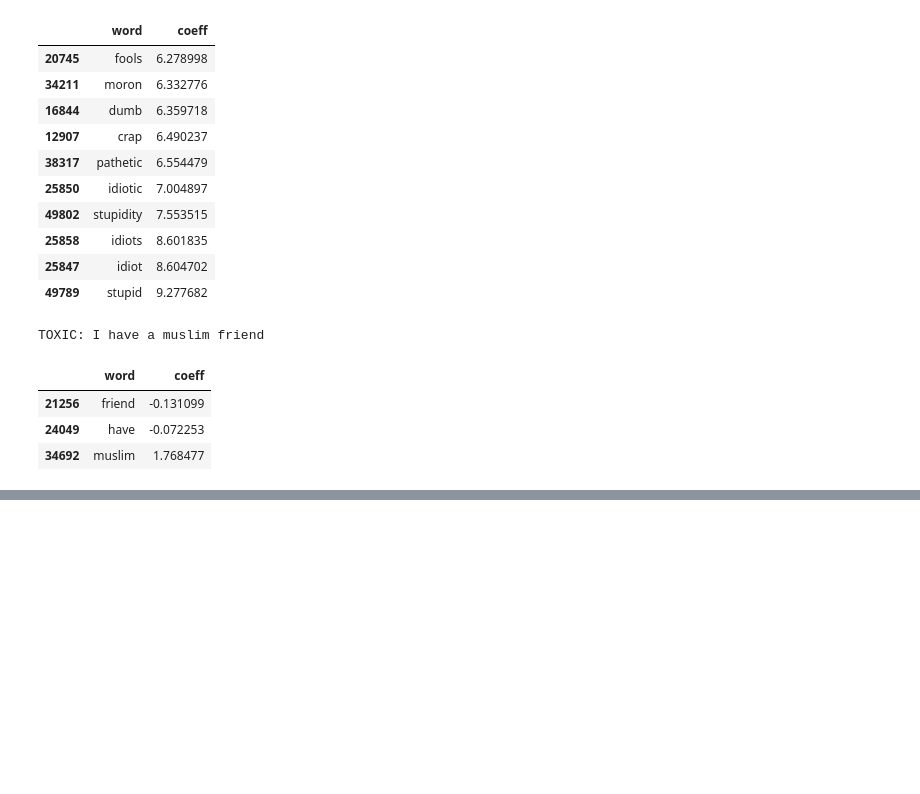
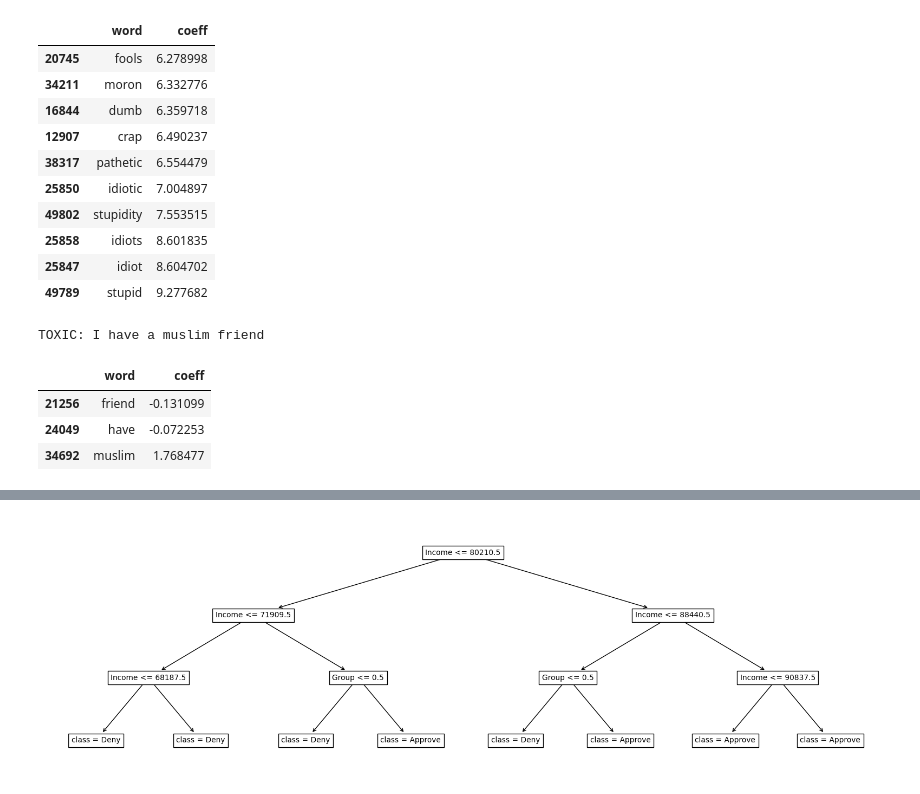
Before and after one commit to arshiataheri/Colabfiles, a Jupyter notebook: KB_Bias_in_AI.ipynb, the cells around one changed output, grey strips where cells are left out. Cells and saved outputs as stored; diff of their text form; code cells hidden in the pictures; blank space fills up the shorter version.

```diff
--- a/KB_Bias_in_AI.ipynb
+++ b/KB_Bias_in_AI.ipynb
@@ -186,0 +374,16 @@ TOXIC: I have a muslim friend
+# %%
+def visualize_model(model, feature_names, class_names=["Deny", "Approve"], impurity=False):
+    plot_list = tree.plot_tree(model, feature_names=feature_names, class_names=class_names, impurity=impurity)
+    [process_plot_item(item) for item in plot_list]
+
+def process_plot_item(item):
+    split_string = item.get_text().split("\n")
+    if split_string[0].startswith("samples"):
+        item.set_text(split_string[-1])
+    else:
+        item.set_text(split_string[0])
+
+plt.figure(figsize=(20, 6))
+plot_list = visualize_model(model_baseline, feature_names=X_train.columns)
+# %% [output]
+[figure, added]
```
Also changed, not shown: parts of 12 cells of this notebook.
